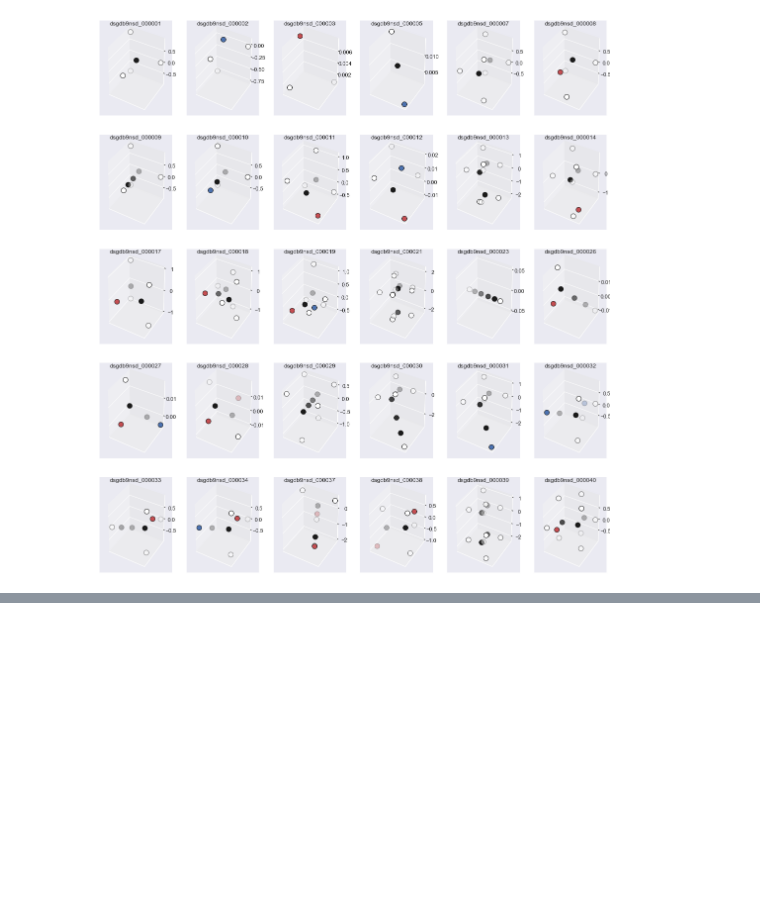
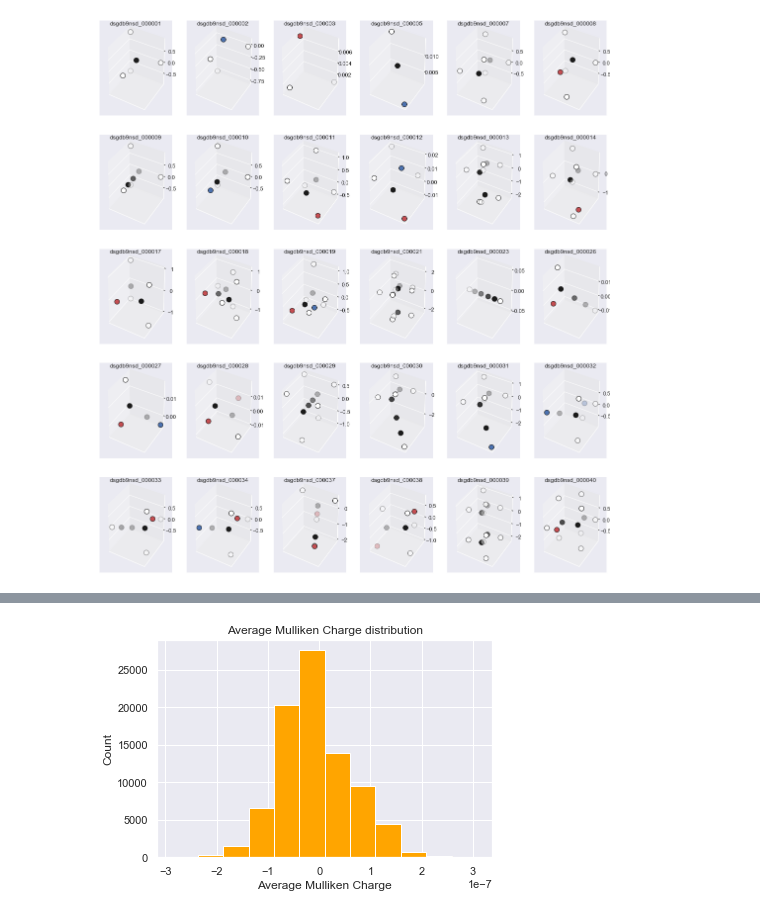
Before and after one commit to dhdzmota/particle_properties, a Jupyter notebook: Particles.ipynb, the cells around one changed output, grey strips where cells are left out. Saved outputs shown, nothing was run; the diff lists cells and outputs as text; code cells hidden in the pictures; blank space fills up the shorter version.

```diff
--- a/Particles.ipynb
+++ b/Particles.ipynb
@@ -198,0 +216,9 @@ plt.show()
+# %%
+av_mulliken_charge = mms.groupby('molecule_name').mean()['mulliken_charge']
+plt.hist(av_mulliken_charge, bins=12,color='orange')
+plt.title('Average Mulliken Charge distribution')
+plt.ylabel('Count')
+plt.xlabel('Average Mulliken Charge')
+plt.show()
+# %% [output]
+[figure, added]
```
Also changed, not shown: parts of 12 cells of this notebook.
